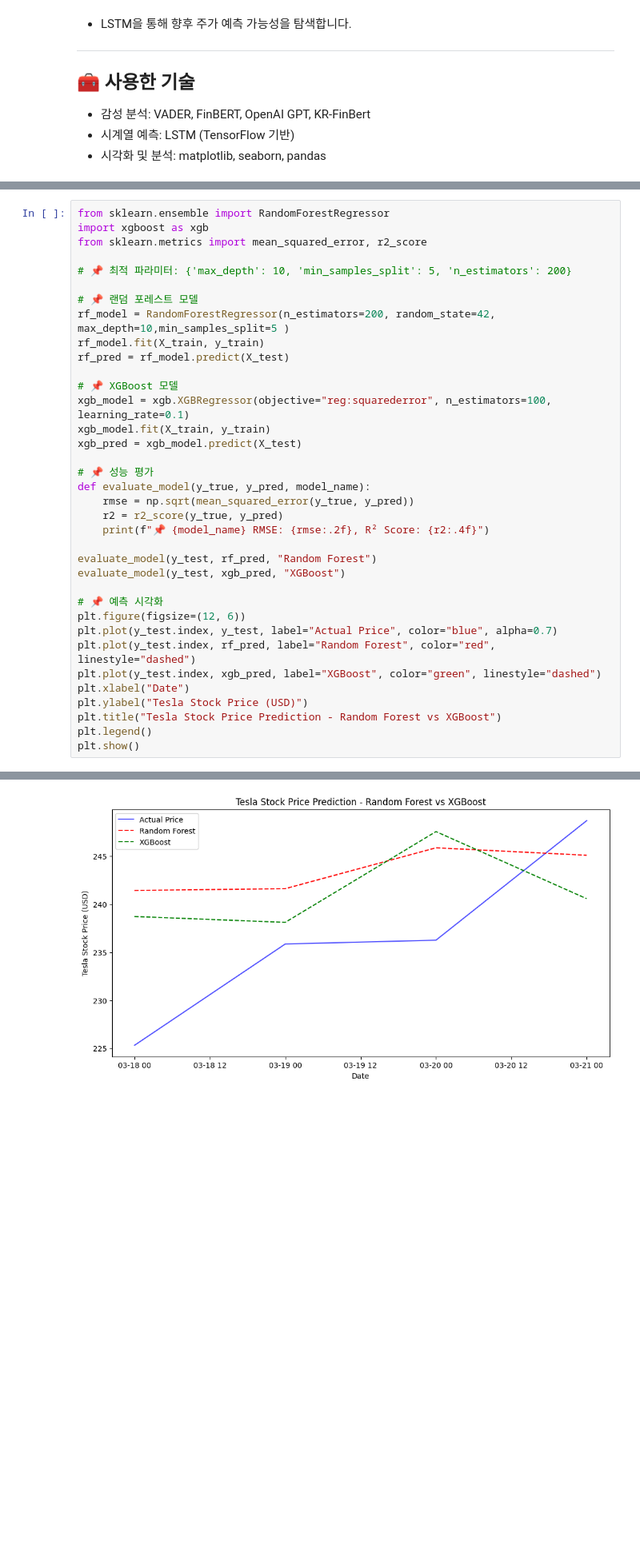
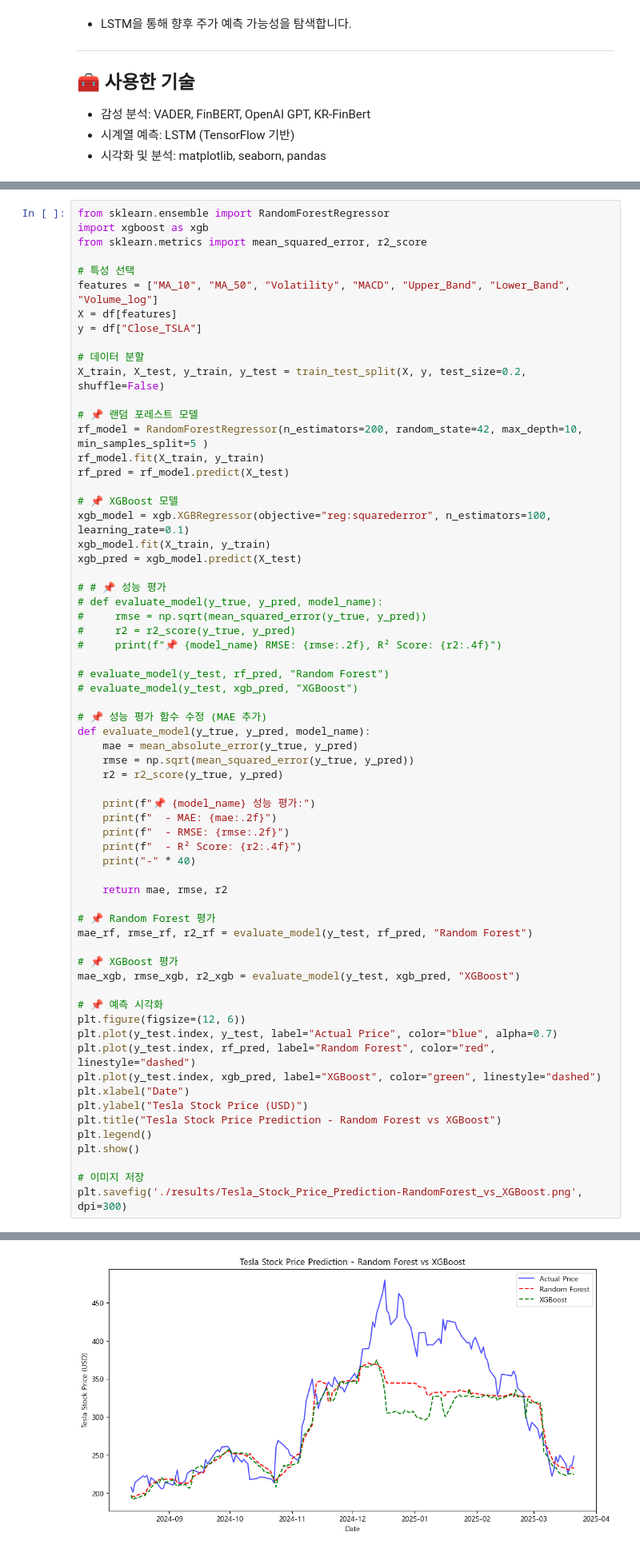
Before and after one commit to Marlangcow/stock-predict, a Jupyter notebook: notebooks/Tesla Stock Prediction.ipynb, the cells around one changed output, grey strips where cells are left out. Shown at 80% size. Drawn from its saved outputs; the diff is of its cells as text; blank space fills up the shorter version.

```diff
--- a/notebooks/Tesla Stock Prediction.ipynb
+++ b/notebooks/Tesla Stock Prediction.ipynb
@@ -75,10 +77,16 @@ from sklearn.ensemble import RandomForestRegressor
 import xgboost as xgb
 from sklearn.metrics import mean_squared_error, r2_score
 
-# 📌 최적 파라미터: {'max_depth': 10, 'min_samples_split': 5, 'n_estimators': 200}
+# 특성 선택
+features = ["MA_10", "MA_50", "Volatility", "MACD", "Upper_Band", "Lower_Band", "Volume_log"]
+X = df[features]
+y = df["Close_TSLA"]
+
+# 데이터 분할
+X_train, X_test, y_train, y_test = train_test_split(X, y, test_size=0.2, shuffle=False)
 
 # 📌 랜덤 포레스트 모델
-rf_model = RandomForestRegressor(n_estimators=200, random_state=42, max_depth=10,min_samples_split=5 )
+rf_model = RandomForestRegressor(n_estimators=200, random_state=42, max_depth=10, min_samples_split=5 )
 rf_model.fit(X_train, y_train)
 rf_pred = rf_model.predict(X_test)
 
@@ -87,14 +95,34 @@ xgb_model = xgb.XGBRegressor(objective="reg:squarederror", n_estimators=100, lea
 xgb_model.fit(X_train, y_train)
 xgb_pred = xgb_model.predict(X_test)
 
-# 📌 성능 평가
+# # 📌 성능 평가
+# def evaluate_model(y_true, y_pred, model_name):
+#     rmse = np.sqrt(mean_squared_error(y_true, y_pred))
+#     r2 = r2_score(y_true, y_pred)
+#     print(f"📌 {model_name} RMSE: {rmse:.2f}, R² Score: {r2:.4f}")
+
+# evaluate_model(y_test, rf_pred, "Random Forest")
+# evaluate_model(y_test, xgb_pred, "XGBoost")
+
+# 📌 성능 평가 함수 수정 (MAE 추가)
 def evaluate_model(y_true, y_pred, model_name):
+    mae = mean_absolute_error(y_true, y_pred)
     rmse = np.sqrt(mean_squared_error(y_true, y_pred))
     r2 = r2_score(y_true, y_pred)
-    print(f"📌 {model_name} RMSE: {rmse:.2f}, R² Score: {r2:.4f}")
 
-evaluate_model(y_test, rf_pred, "Random Forest")
-evaluate_model(y_test, xgb_pred, "XGBoost")
+    print(f"📌 {model_name} 성능 평가:")
+    print(f"  - MAE: {mae:.2f}")
+    print(f"  - RMSE: {rmse:.2f}")
+    print(f"  - R² Score: {r2:.4f}")
+    print("-" * 40)
+
+    return mae, rmse, r2
+
+# 📌 Random Forest 평가
+mae_rf, rmse_rf, r2_rf = evaluate_model(y_test, rf_pred, "Random Forest")
+
+# 📌 XGBoost 평가
+mae_xgb, rmse_xgb, r2_xgb = evaluate_model(y_test, xgb_pred, "XGBoost")
 
 # 📌 예측 시각화
 plt.figure(figsize=(12, 6))
@@ -106,4 +134,7 @@ plt.ylabel("Tesla Stock Price (USD)")
 plt.title("Tesla Stock Price Prediction - Random Forest vs XGBoost")
 plt.legend()
 plt.show()
+
+# 이미지 저장
+plt.savefig('./results/Tesla_Stock_Price_Prediction-RandomForest_vs_XGBoost.png', dpi=300)
 # %% [output]
@@ -112 +151 @@ plt.show()
-[figure, old version]
+[figure, new version]
```
Also changed, not shown: parts of 53 cells of this notebook, 9 other files.
